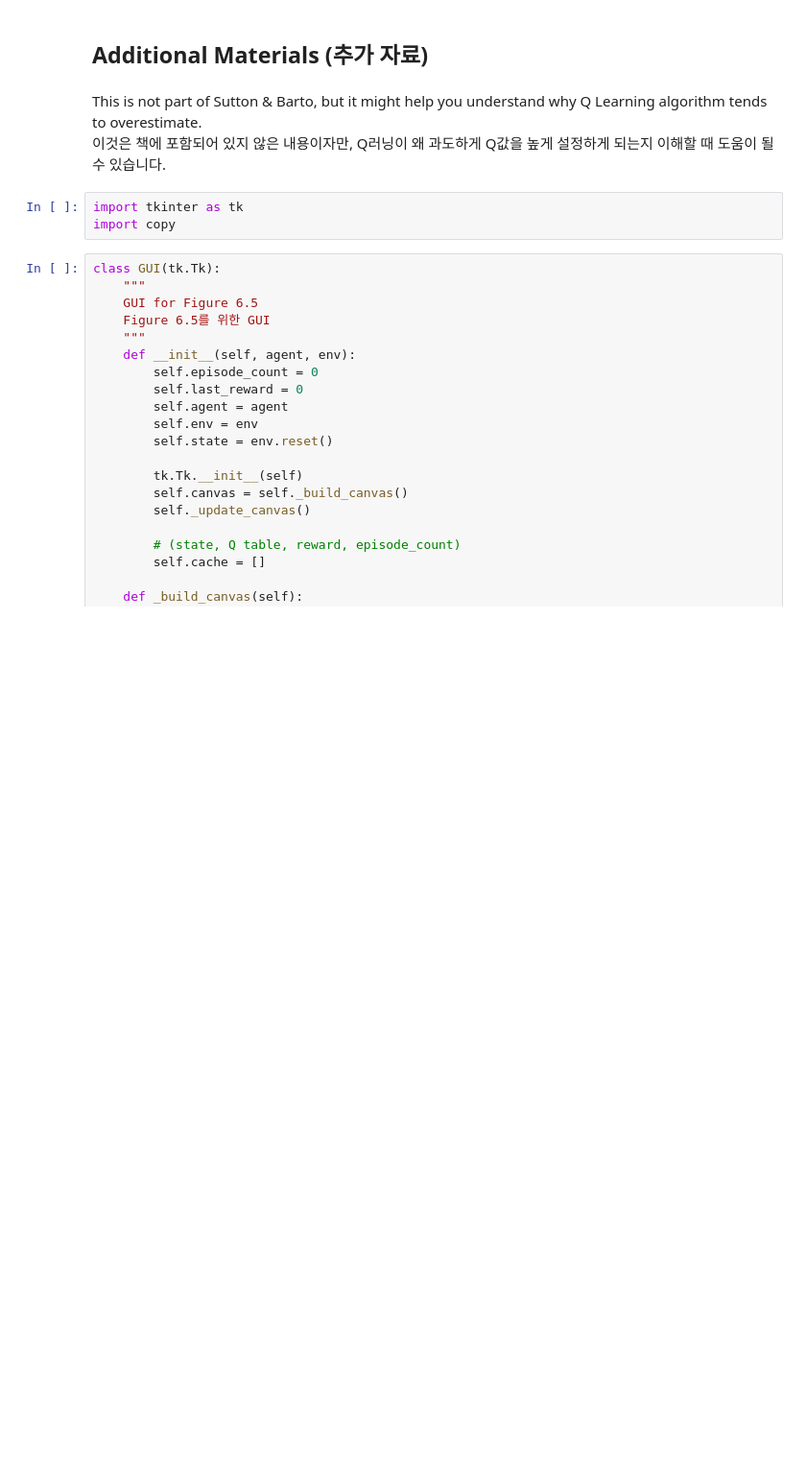
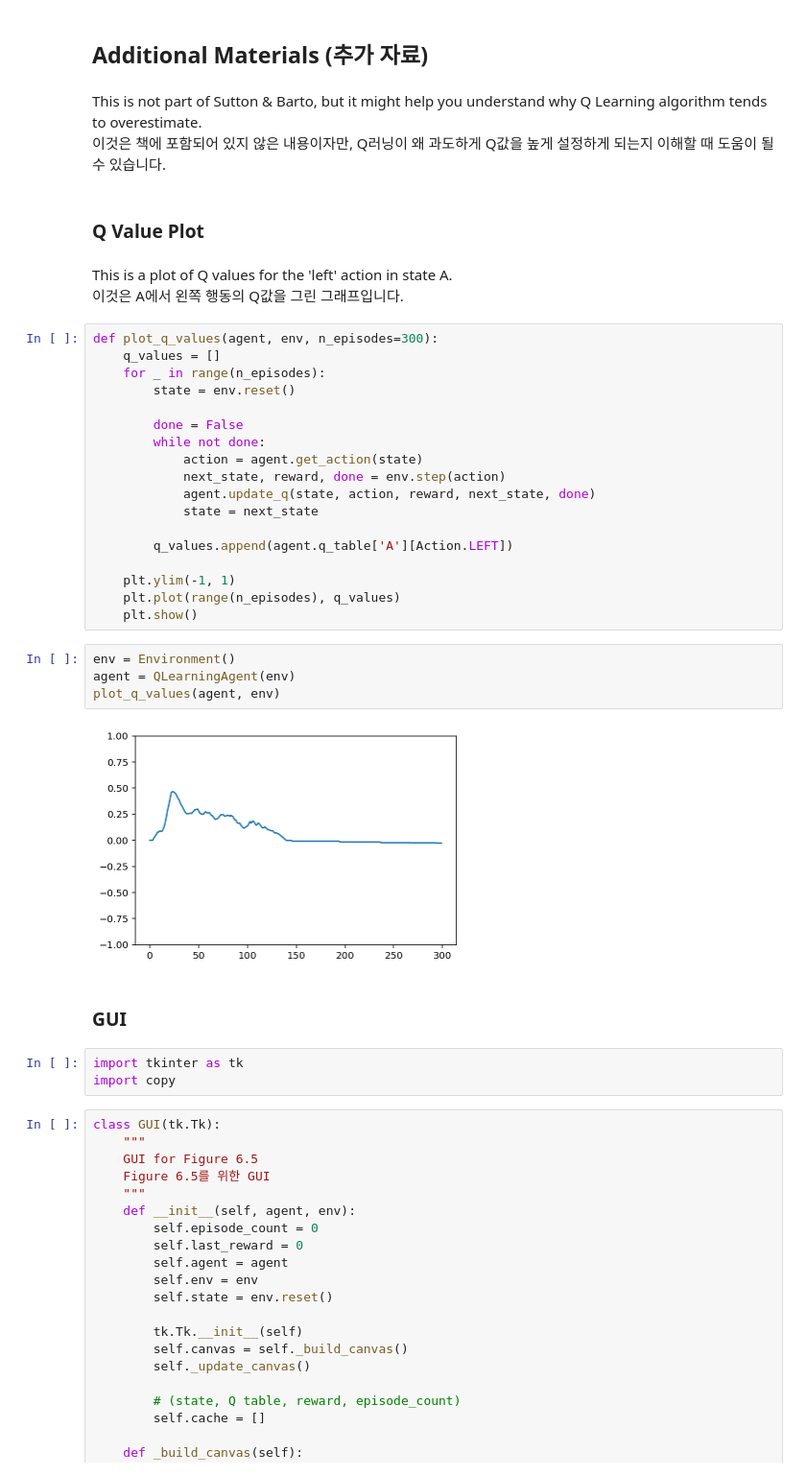
Before and after one commit to seungjaeryanlee/sutton-barto-notebooks, a Jupyter notebook: double_q_learning_v2.ipynb, the cells around one changed output. Shown at 96% size. Saved outputs shown, nothing was run; the diff lists cells and outputs as text; blank space fills up the shorter version.

Commit message:
Added plot for Q values through episodes

```diff
--- a/double_q_learning_v2.ipynb
+++ b/double_q_learning_v2.ipynb
@@ -300,6 +300,37 @@ plt.show()
 # %% [markdown]
 This is not part of Sutton & Barto, but it might help you understand why Q Learning algorithm tends to overestimate.
 이것은 책에 포함되어 있지 않은 내용이자만, Q러닝이 왜 과도하게 Q값을 높게 설정하게 되는지 이해할 때 도움이 될 수 있습니다.
+# %% [markdown]
+### Q Value Plot
+# %% [markdown]
+This is a plot of Q values for the 'left' action in state A.
+이것은 A에서 왼쪽 행동의 Q값을 그린 그래프입니다.
+# %%
+def plot_q_values(agent, env, n_episodes=300):
+    q_values = []
+    for _ in range(n_episodes):
+        state = env.reset()
+
+        done = False
+        while not done:
+            action = agent.get_action(state)
+            next_state, reward, done = env.step(action)
+            agent.update_q(state, action, reward, next_state, done)
+            state = next_state
+
+        q_values.append(agent.q_table['A'][Action.LEFT])
+
+    plt.ylim(-1, 1)
+    plt.plot(range(n_episodes), q_values)
+    plt.show()
+# %%
+env = Environment()
+agent = QLearningAgent(env)
+plot_q_values(agent, env)
+# %% [output]
+[figure, added]
+# %% [markdown]
+### GUI
 # %%
 import tkinter as tk
 import copy
```
